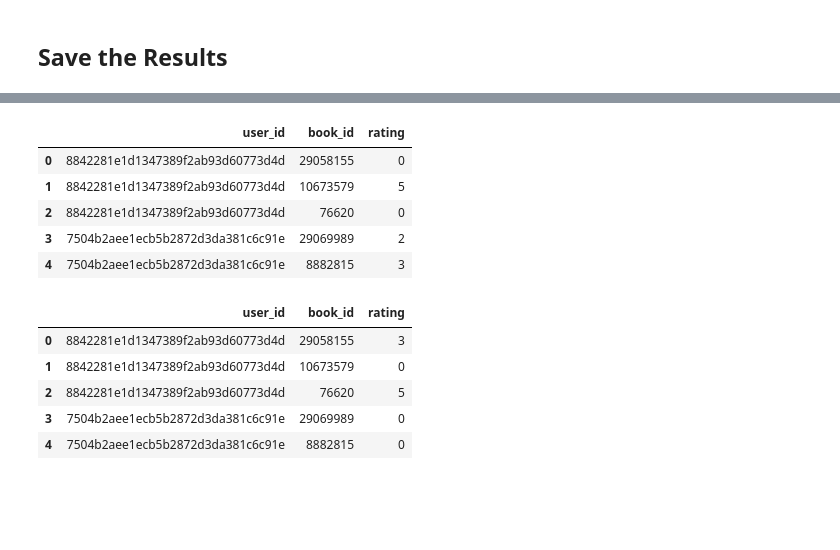
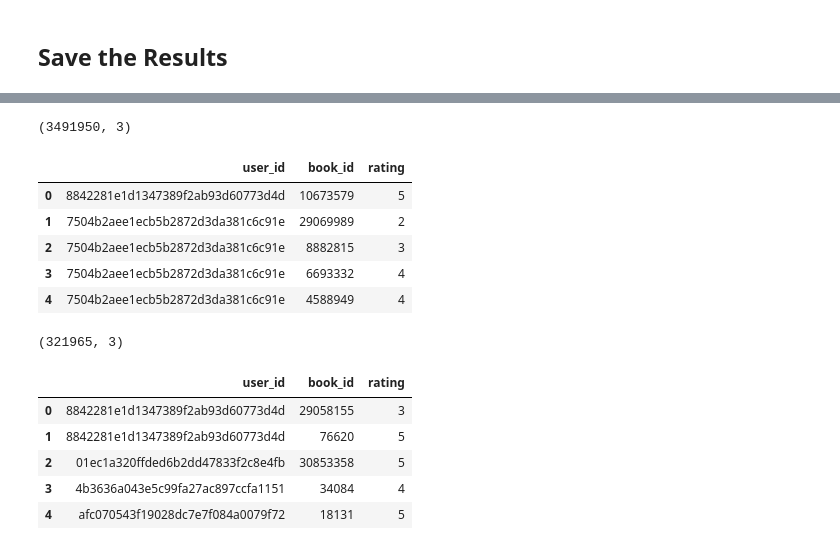
Before and after one commit to superkostya/book_reading_propensity, a Jupyter notebook: step_3_create_train_val_test_sets.ipynb, the cells around one changed output, grey strips where cells are left out. Cells and saved outputs as stored; diff of their text form; code cells hidden in the pictures; blank space fills up the shorter version.

Commit message:
Modify how Train/Test sets are created

```diff
--- a/step_3_create_train_val_test_sets.ipynb
+++ b/step_3_create_train_val_test_sets.ipynb
@@ -140,28 +146,34 @@ df.head()
 # %%
 train_val_path = './data/goodreads_2016_train_val.csv'
-df[['user_id', 'book_id', 'rating_train']].\
-            rename(columns={'rating_train': 'rating'}).\
+df_train_val[['user_id', 'book_id', 'rating']].\
             to_csv(train_val_path, index=False)
 
-pd.read_csv(train_val_path).head()
+# quick test
+df_train_val = pd.read_csv(train_val_path)
+print(df_train_val.shape)
+df_train_val.head()
 # %% [output]
+(3491950, 3)
 |  | user_id | book_id | rating |
-| 0 | 8842281e1d1347389f2ab93d60773d4d | 29058155 | 0 |
-| 1 | 8842281e1d1347389f2ab93d60773d4d | 10673579 | 5 |
-| 2 | 8842281e1d1347389f2ab93d60773d4d | 76620 | 0 |
-| 3 | 7504b2aee1ecb5b2872d3da381c6c91e | 29069989 | 2 |
-| 4 | 7504b2aee1ecb5b2872d3da381c6c91e | 8882815 | 3 |
+| 0 | 8842281e1d1347389f2ab93d60773d4d | 10673579 | 5 |
+| 1 | 7504b2aee1ecb5b2872d3da381c6c91e | 29069989 | 2 |
+| 2 | 7504b2aee1ecb5b2872d3da381c6c91e | 8882815 | 3 |
+| 3 | 7504b2aee1ecb5b2872d3da381c6c91e | 6693332 | 4 |
+| 4 | 7504b2aee1ecb5b2872d3da381c6c91e | 4588949 | 4 |
 # %%
 test_path = './data/goodreads_2016_test.csv'
-df[['user_id', 'book_id', 'rating_test']].\
-            rename(columns={'rating_test': 'rating'}).\
+df_test[['user_id', 'book_id', 'rating']].\
             to_csv(test_path, index=False)
 
-pd.read_csv(test_path).head()
+# quick test
+df_test = pd.read_csv(test_path)
+print(df_test.shape)
+df_test.head()
 # %% [output]
+(321965, 3)
 |  | user_id | book_id | rating |
 | 0 | 8842281e1d1347389f2ab93d60773d4d | 29058155 | 3 |
-| 1 | 8842281e1d1347389f2ab93d60773d4d | 10673579 | 0 |
-| 2 | 8842281e1d1347389f2ab93d60773d4d | 76620 | 5 |
-| 3 | 7504b2aee1ecb5b2872d3da381c6c91e | 29069989 | 0 |
-| 4 | 7504b2aee1ecb5b2872d3da381c6c91e | 8882815 | 0 |
+| 1 | 8842281e1d1347389f2ab93d60773d4d | 76620 | 5 |
+| 2 | 01ec1a320ffded6b2dd47833f2c8e4fb | 30853358 | 5 |
+| 3 | 4b3636a043e5c99fa27ac897ccfa1151 | 34084 | 4 |
+| 4 | afc070543f19028dc7e7f084a0079f72 | 18131 | 5 |
```
Also changed, not shown: parts of 8 cells of this notebook.
